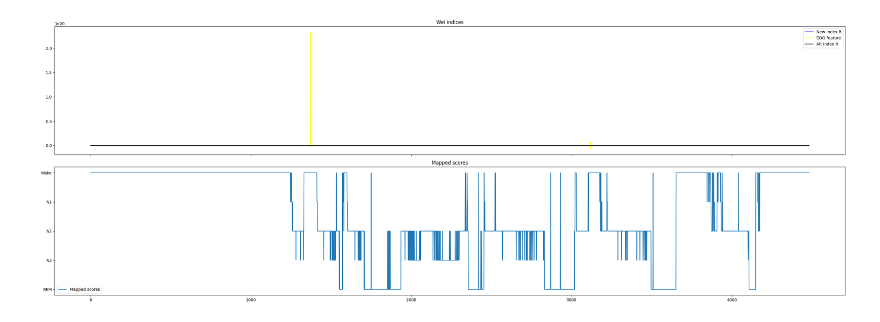
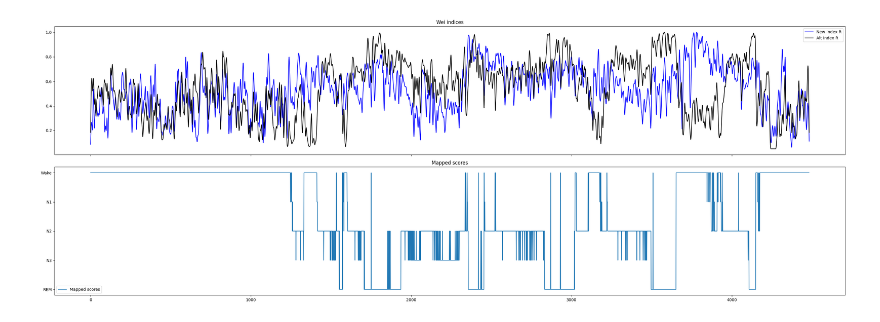
Before and after one commit to AbdelRayan/Human_SleepSCoring, a Jupyter notebook: Tim/attempted_REM_mixing.ipynb, the cells around one changed output. Saved outputs shown, nothing was run; the diff lists cells and outputs as text; code cells hidden in the pictures.

Commit message:
Fixed the eog feature and built it into the feature visualization

```diff
--- a/Tim/attempted_REM_mixing.ipynb
+++ b/Tim/attempted_REM_mixing.ipynb
@@ -138,7 +170,7 @@ def fragment_join(subject, night, type):
     return files, scores
 # %%
 subject = "2"
-night = "1"
+night = "2"
 file_type = "converted_uni_and_bi"
 hpc_channel = 'TR10'
 pfc_channel = "TL01"
@@ -270,13 +305,12 @@ plt.show()
 # %%
 eog_features = rem_feature(EOG1, EOG2, epoch_length, fs)
 eog_features = wei_normalizing(eog_features)
-# eog_features = np.convolve(
-#     np.convolve(
-#         np.convolve(eog_features, np.ones(5)/5, mode='same'),
-#         np.ones(5)/5, mode='same'),
-#     np.ones(5)/5, mode='same'
-# )
-
+eog_features = np.convolve(
+    np.convolve(
+        np.convolve(eog_features, np.ones(5)/5, mode='same'),
+        np.ones(5)/5, mode='same'),
+    np.ones(5)/5, mode='same'
+)
 alt_index_r = alt_index_R(delta, alpha_norm, sigma_norm, EMG_norm, gamma_norm, eog_features)
 alt_index_r_log = np.log(alt_index_r)
 alt_index_r_norm = wei_normalizing(alt_index_r_log)
@@ -305,29 +339,29 @@ epochs = np.arange(len(EMG_norm))
 # %%
 fig, (ax1, ax2) = plt.subplots(2, 1, sharex=True, figsize = (28, 10))
 # Plot data on each subplot
 ax1.plot(epochs, nindex_r_smoothed, label='New Index R', color='blue')
 # ax1.plot(epochs, index_r_smoothed, label='Index R', color='red')
-ax1.plot(epochs, eog_features, label="EOG feature", color='yellow')
+# ax1.plot(epochs, eog_features, label="EOG feature", color='yellow')
 ax1.plot(epochs, alt_index_r_smoothed, label='Alt Index R', color='black')
 
 ax2.plot(hypno_epochs, mapped_scores, label='Mapped scores')
 
 
 # Add legends
 ax1.legend()
 ax2.legend()
 
 
 # Add titles
 ax1.set_title('Wei indices')
 ax2.set_title('Mapped scores')
 ax2.set_yticks([0, 1, 2, 3, 4])
 ax2.set_yticklabels(state_labels)
 ax2.invert_yaxis()
 # Adjust layout to avoid overlap
 plt.tight_layout()
 plt.savefig(f"{output_dir}/Wei_indices_original.svg", format='svg')
 # Show the plots
 plt.show()
 # %% [output]
-[figure, old version]
+[figure, new version]
```
Also changed, not shown: parts of 5 cells of this notebook, 1 other file.
